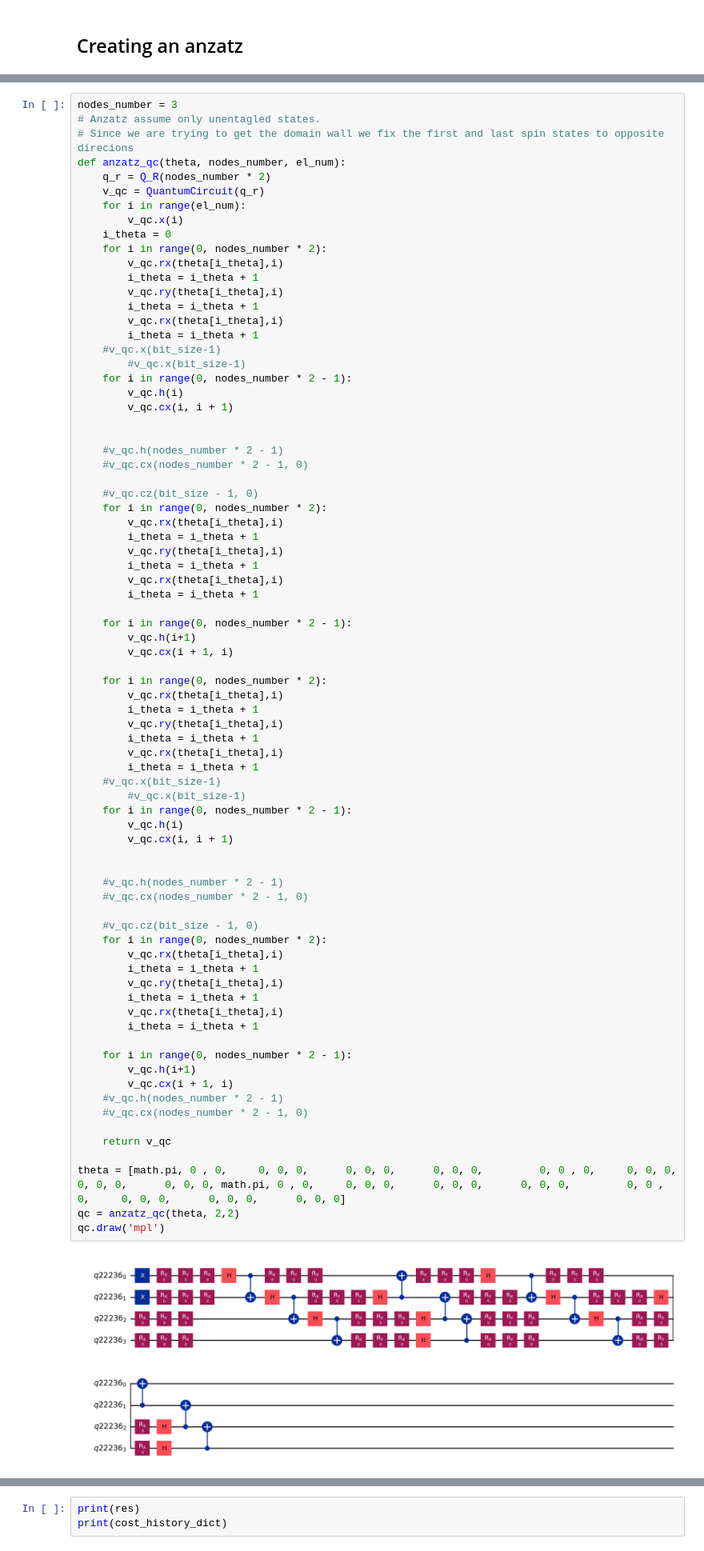
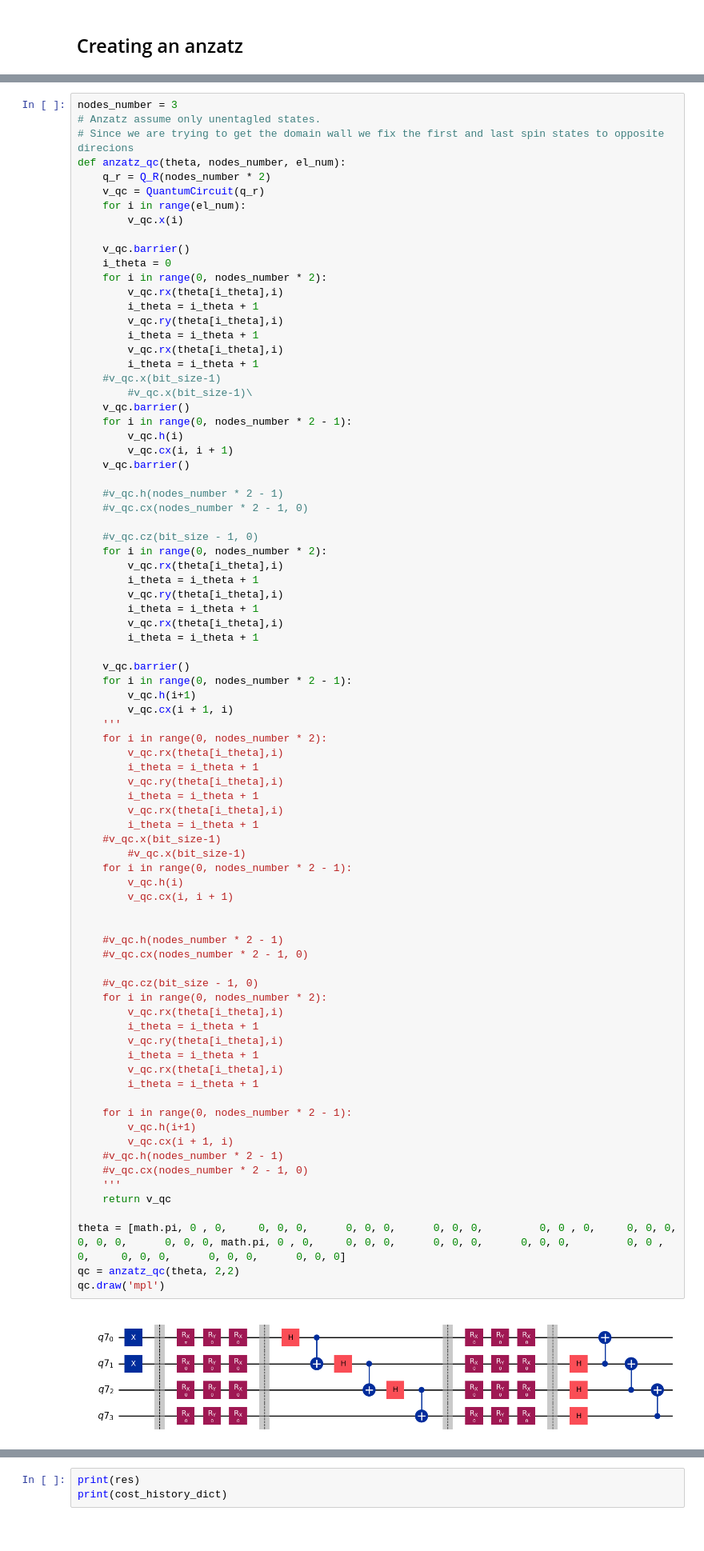
Before and after one commit to OlegUdalov/QC-qiskit-codes, a Jupyter notebook: VQE/Spinfull_fermions_sd_model.ipynb, the cells around one changed output, grey strips where cells are left out. Shown: that part at 80% size. Cells and saved outputs as stored; diff of their text form.

```diff
--- a/VQE/Spinfull_fermions_sd_model.ipynb
+++ b/VQE/Spinfull_fermions_sd_model.ipynb
@@ -471,6 +471,8 @@ def anzatz_qc(theta, nodes_number, el_num):
     v_qc = QuantumCircuit(q_r)
     for i in range(el_num):
         v_qc.x(i)
+
+    v_qc.barrier()
     i_theta = 0
     for i in range(0, nodes_number * 2):
         v_qc.rx(theta[i_theta],i)
@@ -480,11 +482,12 @@ def anzatz_qc(theta, nodes_number, el_num):
         v_qc.rx(theta[i_theta],i)
         i_theta = i_theta + 1
     #v_qc.x(bit_size-1)
-        #v_qc.x(bit_size-1)
+        #v_qc.x(bit_size-1)\
+    v_qc.barrier()
     for i in range(0, nodes_number * 2 - 1):
         v_qc.h(i)
         v_qc.cx(i, i + 1)
-
+    v_qc.barrier()
 
     #v_qc.h(nodes_number * 2 - 1)
     #v_qc.cx(nodes_number * 2 - 1, 0)
@@ -498,10 +501,11 @@ def anzatz_qc(theta, nodes_number, el_num):
         v_qc.rx(theta[i_theta],i)
         i_theta = i_theta + 1
 
+    v_qc.barrier()
     for i in range(0, nodes_number * 2 - 1):
         v_qc.h(i+1)
         v_qc.cx(i + 1, i)
-
+    '''
     for i in range(0, nodes_number * 2):
         v_qc.rx(theta[i_theta],i)
         i_theta = i_theta + 1
@@ -512,35 +516,35 @@ def anzatz_qc(theta, nodes_number, el_num):
     #v_qc.x(bit_size-1)
         #v_qc.x(bit_size-1)
     for i in range(0, nodes_number * 2 - 1):
         v_qc.h(i)
         v_qc.cx(i, i + 1)
 
 
     #v_qc.h(nodes_number * 2 - 1)
     #v_qc.cx(nodes_number * 2 - 1, 0)
 
     #v_qc.cz(bit_size - 1, 0)
     for i in range(0, nodes_number * 2):
         v_qc.rx(theta[i_theta],i)
         i_theta = i_theta + 1
         v_qc.ry(theta[i_theta],i)
         i_theta = i_theta + 1
         v_qc.rx(theta[i_theta],i)
         i_theta = i_theta + 1
 
     for i in range(0, nodes_number * 2 - 1):
         v_qc.h(i+1)
         v_qc.cx(i + 1, i)
     #v_qc.h(nodes_number * 2 - 1)
     #v_qc.cx(nodes_number * 2 - 1, 0)
-
+    '''
     return v_qc
 
 theta = [math.pi, 0 , 0,     0, 0, 0,      0, 0, 0,      0, 0, 0,         0, 0 , 0,     0, 0, 0,      0, 0, 0,      0, 0, 0, math.pi, 0 , 0,     0, 0, 0,      0, 0, 0,      0, 0, 0,         0, 0 , 0,     0, 0, 0,      0, 0, 0,      0, 0, 0]
 qc = anzatz_qc(theta, 2,2)
 qc.draw('mpl')
 # %% [output]
-[figure, old version]
+[figure, new version]
 # %%
 # defining a cost function
 cost_history_dict = {
```
Also changed, not shown: parts of 1 cell of this notebook, 8 other files.
